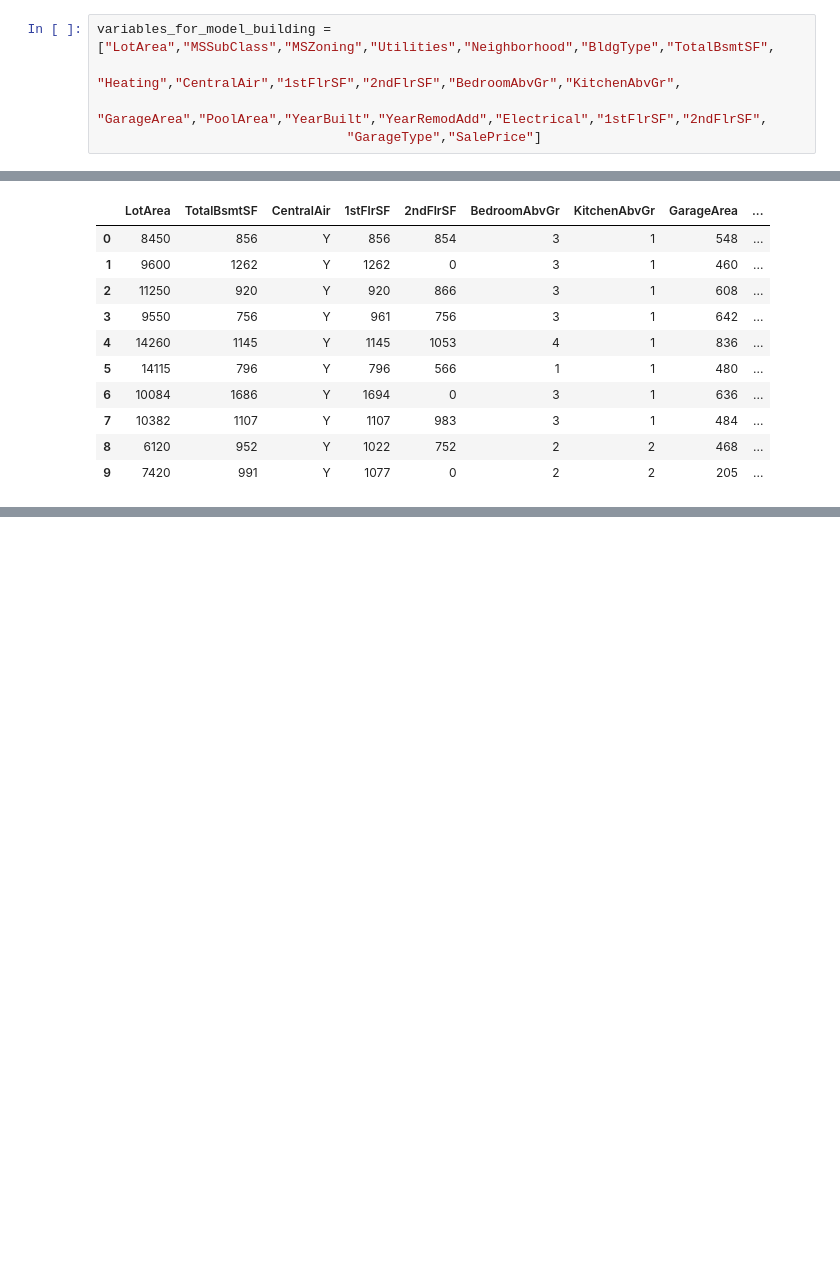
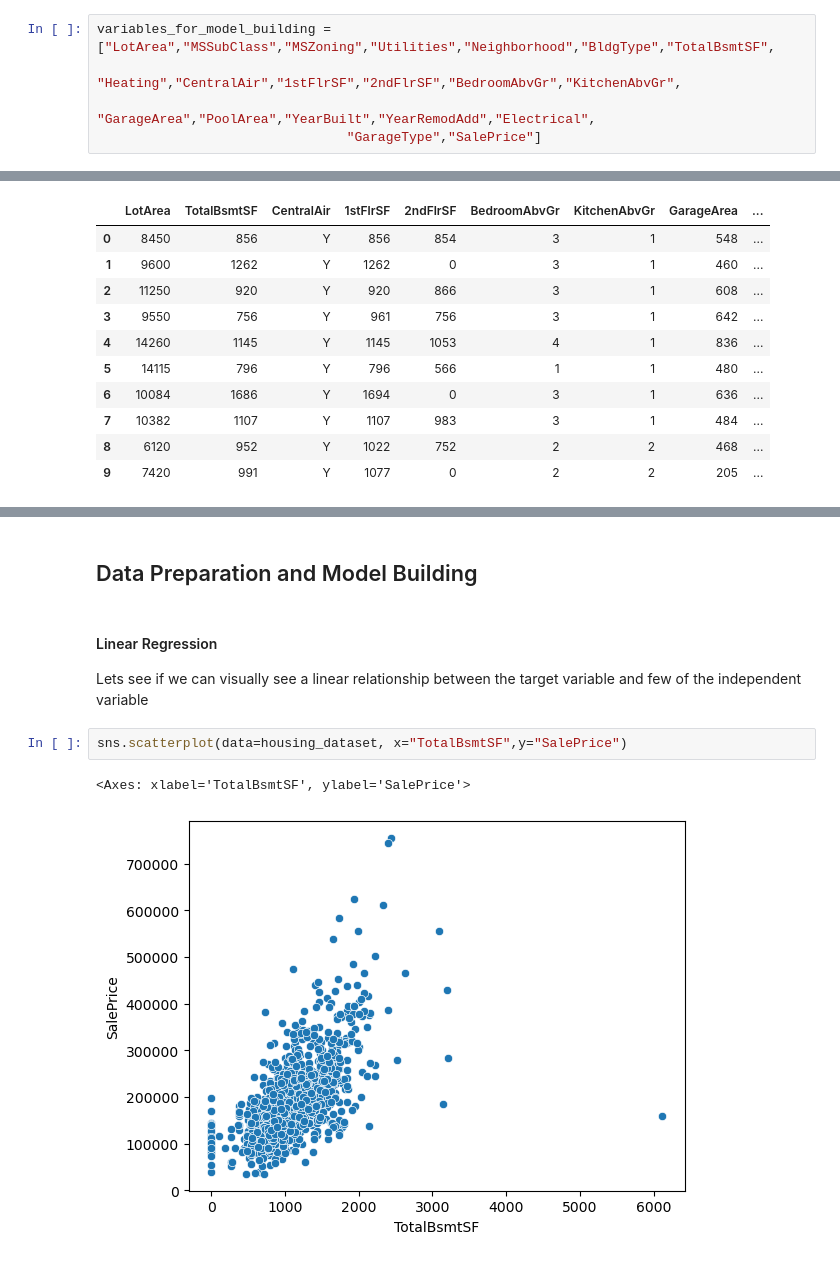
Before and after one commit to rasikasonar/AdvancedRegressionAssignment, a Jupyter notebook: AdvancedRegressionAssignment.ipynb, the cells around one changed output, grey strips where cells are left out. Drawn from its saved outputs; the diff is of its cells as text; blank space fills up the shorter version.

```diff
--- a/AdvancedRegressionAssignment.ipynb
+++ b/AdvancedRegressionAssignment.ipynb
@@ -166,5 +166,5 @@ For example we see the column Neighborhood which is the physical location of the
 # %%
 variables_for_model_building = ["LotArea","MSSubClass","MSZoning","Utilities","Neighborhood","BldgType","TotalBsmtSF",
                                 "Heating","CentralAir","1stFlrSF","2ndFlrSF","BedroomAbvGr","KitchenAbvGr",
-                                "GarageArea","PoolArea","YearBuilt","YearRemodAdd","Electrical","1stFlrSF","2ndFlrSF",
+                                "GarageArea","PoolArea","YearBuilt","YearRemodAdd","Electrical",
                                 "GarageType","SalePrice"]
@@ -282,0 +283,10 @@ housing_dataset.head()
+# %% [markdown]
+## Data Preparation and Model Building
+# %% [markdown]
+#### Linear Regression
+Lets see if we can visually see a linear relationship between the target variable and few of the independent variable
+# %%
+sns.scatterplot(data=housing_dataset, x="TotalBsmtSF",y="SalePrice")
+# %% [output]
+<Axes: xlabel='TotalBsmtSF', ylabel='SalePrice'>
+[figure, added]
```
Also changed, not shown: parts of 39 cells of this notebook.
